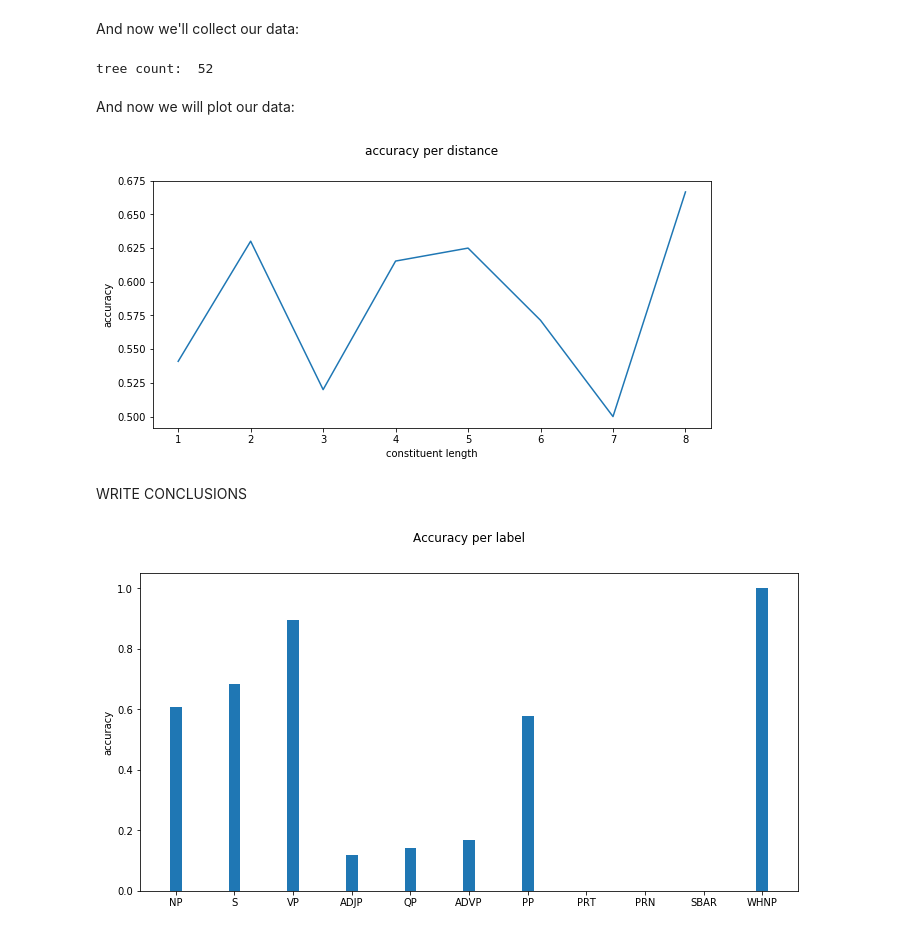
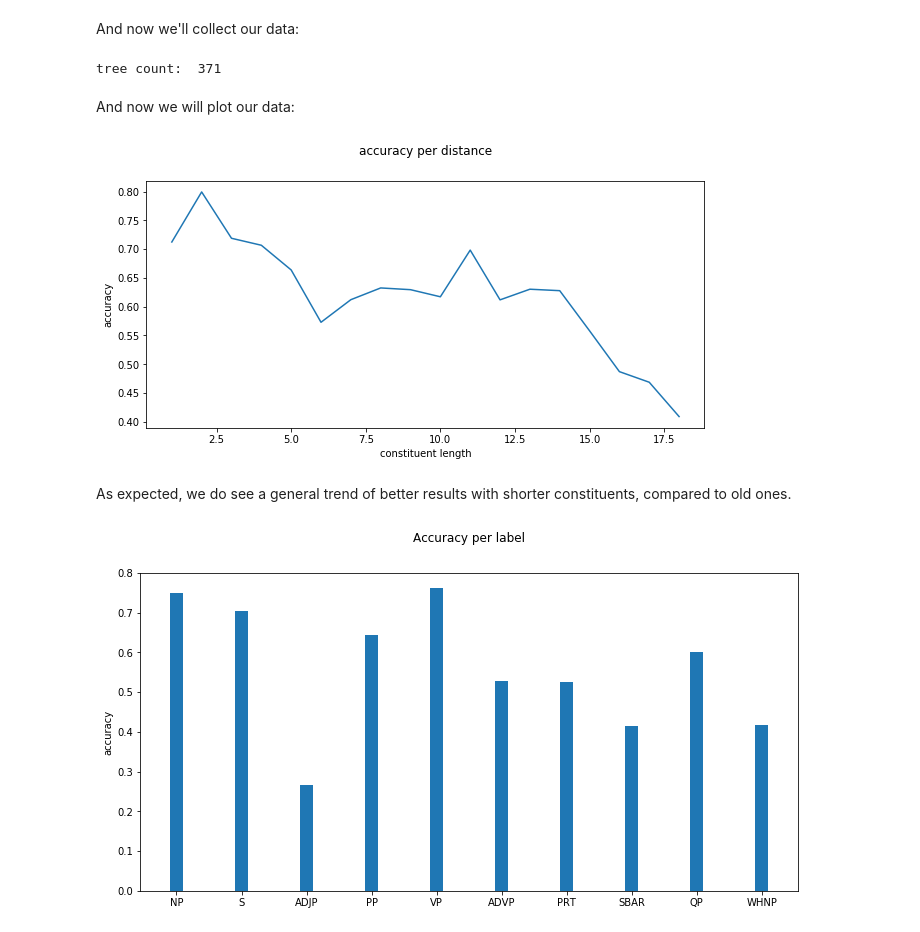
Before and after one commit to taihak94/NLP2019, a Jupyter notebook: assignment3/Assignment3.ipynb, the cells around one changed output. Cells and saved outputs as stored; diff of their text form; code cells hidden in the pictures.

```diff
--- a/assignment3/Assignment3.ipynb
+++ b/assignment3/Assignment3.ipynb
@@ -2011,24 +2085,19 @@ One interesting note is, for the length check, we chose to skip over the "S" lab
 
 For part 3.4 we need to run over the non-CNF trees, so we will modify our parser to remove the CNF conversion:
 # %%
-def pcfg_learn_with_filtered_productions(treebank, n, additional_productions):
+def pcfg_learn_with_productions(treebank, n, additional_productions):
     trees = treebank.parsed_sents()[:n]
     trees_productions = []
     for tree in trees:
-        new_tree = build_simplified_tree(tree)
-        productions = tree_to_productions(new_tree)
+        productions = tree_to_productions(tree)
         trees_productions += [prod for prod in productions]
-    c_cnf = Counter(trees_productions)
-    n = sum(1 for c in c_cnf)
-    filtered_productions = c_cnf.most_common(1500)
-    filtered_productions = [p for p, c in filtered_productions]
-    trees_productions = filtered_productions + additional_productions
+    trees_productions += additional_productions
     pcfg_induced = induce_pcfg(Nonterminal('S'), trees_productions)
     return pcfg_induced
 # %%
 treebank = LazyCorpusLoader('treebank/combined', BracketParseCorpusReader, r'wsj_.*\.mrg')
-pcfg_pos_fitted_training2 = pcfg_learn_with_filtered_productions(treebank, 3131, new_productions)
-v_pos_fitted_parser_no_cnf = nltk.ViterbiParser(pcfg_pos_fitted_training2)
+pcfg_pos_training2 = pcfg_learn_with_productions(treebank, 3131, pos_productions)
+v_pos_parser_no_cnf = nltk.ViterbiParser(pcfg_pos_training2)
 # %% [markdown]
 And now we'll collect our data:
 # %%
@@ -2071,13 +2140,15 @@ def acc_per_distance_and_label(test_set, sorted_indices, parser, n):
     print ("tree count: ", tree_count)
     return dist_acc_consts, dist_total_consts, labels_acc_consts, labels_total_consts
 # %%
-dist_acc_consts, dist_total_consts, labels_acc_consts, labels_total_consts  = acc_per_distance_and_label (test_set, sorted_indices, v_pos_fitted_parser_no_cnf, 11)
+dist_acc_consts, dist_total_consts, labels_acc_consts, labels_total_consts  = acc_per_distance_and_label (test_set, sorted_indices, v_pos_parser_no_cnf, 24)
 # %% [output]
-tree count:  52
+tree count:  371
 # %% [markdown]
 And now we will plot our data:
 # %%
-lens = sorted(dist_total_consts.keys())
+#keep only lengths with more than 10 consts, because of small sample size
+filtered_total_dist = {k: v for k, v in dist_total_consts.items() if v > 10}
+lens = sorted(filtered_total_dist.keys())
 dist_accuracy = []
 for l in lens:
     if l in dist_acc_consts:
@@ -2091,26 +2162,28 @@ acc_plt.set_title("accuracy per distance", y=1.08)
 acc_plt.plot(lens, dist_accuracy)
 plt.show()
 # %% [output]
-[figure, old version]
+[figure, new version]
-# %% [markdown]
-WRITE CONCLUSIONS
+# %% [markdown]
+As expected, we do see a general trend of better results with shorter constituents, compared to old ones.
 # %%
-labels = labels_total_consts.keys()
+#keep only labels with more than 10 consts, because of small sample size
+filtered_total_labels = {k: v for k, v in labels_total_consts.items() if v > 10}
+labels = filtered_total_labels.keys()
 label_accuracy = []
 for l in labels:
     if l in labels_acc_consts:
         label_accuracy.append(labels_acc_consts.get(l)/labels_total_consts.get(l))
     else:
         label_accuracy.append(0)
 
 plt.figure(num=5, figsize=(10, 10))
 label_acc = plt.subplot(211)
 rectangles_tr = plt.bar(range(len(labels)), label_accuracy, width=0.2)
 label_acc.set_xticks(np.linspace(0, len(labels) - 1, len(labels)))
 label_acc.set_xticklabels(labels, fontsize=10)
 label_acc.set_ylabel('accuracy')
 label_acc.set_title('Accuracy per label', y=1.08)
 plt.tight_layout()
 plt.show()
 # %% [output]
-[figure, old version]
+[figure, new version]
```
Also changed, not shown: parts of 14 cells of this notebook.
